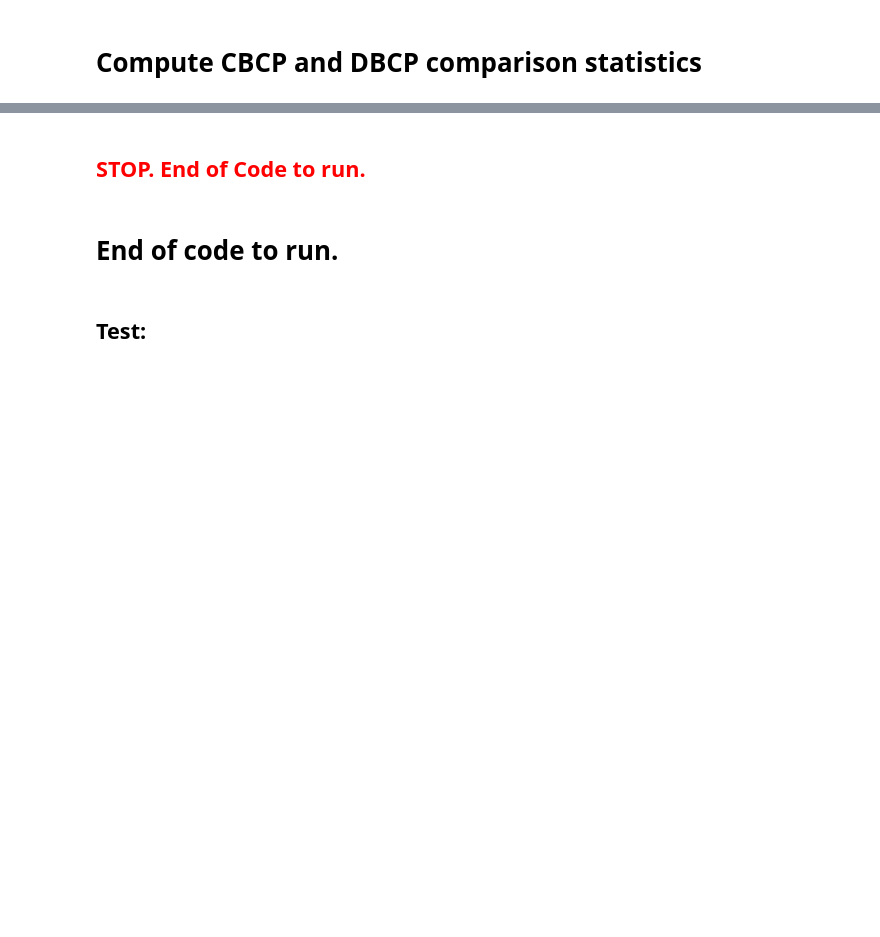
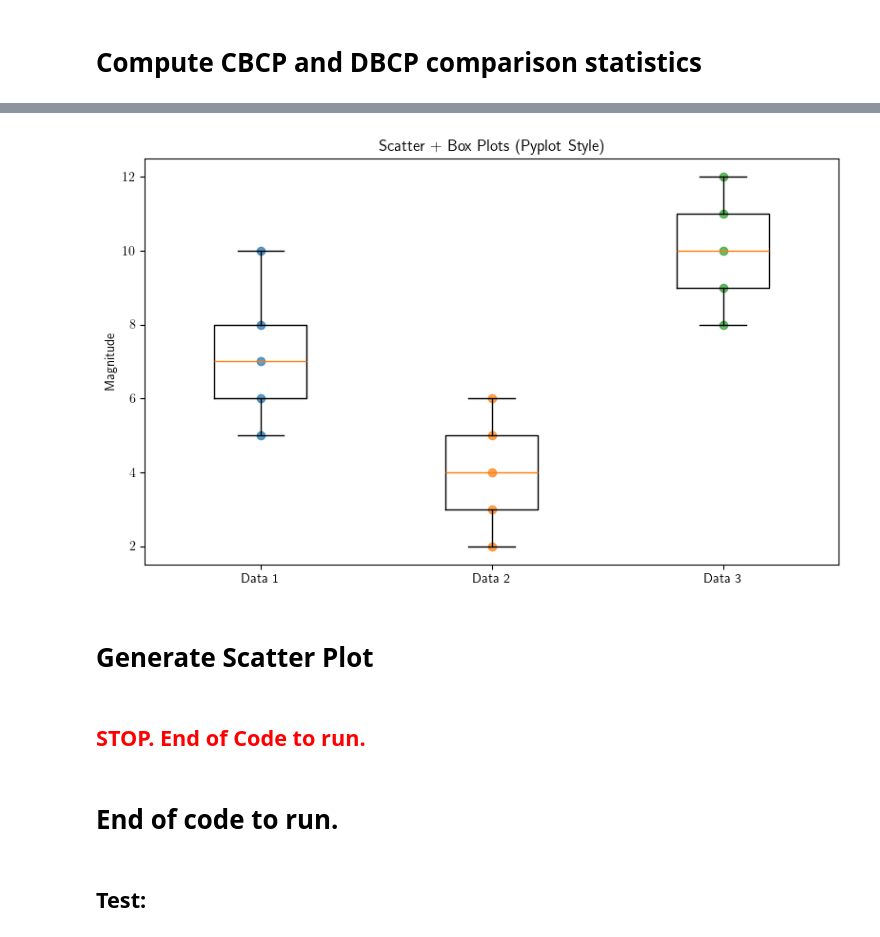
Before and after one commit to chihyuanchiu/CBCP_Credit_Discount, a Jupyter notebook: frank/Bilevel_Opt_aux_compare_CBCP_DBCP.ipynb, the cells around one changed output, grey strips where cells are left out. Saved outputs shown, nothing was run; the diff lists cells and outputs as text; code cells hidden in the pictures; blank space fills up the shorter version.

```diff
--- a/frank/Bilevel_Opt_aux_compare_CBCP_DBCP.ipynb
+++ b/frank/Bilevel_Opt_aux_compare_CBCP_DBCP.ipynb
@@ -672,3 +877,32 @@ df_stats_compare_to_save
+# %%
+# Example data lists
+data1 = [5, 6, 7, 8, 10]
+data2 = [2, 3, 5, 4, 6]
+data3 = [8, 9, 11, 10, 12]
+
+data = [data1, data2, data3]
+positions = [1, 2, 3]
+
+plt.figure(figsize=(8, 5))
+
+# Boxplots
+plt.boxplot(data, positions=positions, widths=0.4)
+
+# Scatter points with jitter
+for i, d in enumerate(data):
+    # x_vals = np.random.normal(positions[i], 0.05, size=len(d))
+    x_vals = positions[i] * np.ones(len(d))
+    plt.scatter(x_vals, d, alpha=0.7)
+
+# Set shared axis labels and ticks
+plt.xticks(positions, ['Data 1', 'Data 2', 'Data 3'])
+plt.ylabel("Magnitude")
+plt.title("Scatter + Box Plots (Pyplot Style)")
+
+plt.tight_layout()
+plt.show()
+# %% [output]
+[figure, added]
 # %%
 # column_names = []
 # column_names += ["lambda_E", "lambda_R", "lambda_I"]
@@ -693,0 +928,2 @@ df_stats_compare_to_save.to_csv(directory_to_save + filename)
+# %% [markdown]
+# Generate Scatter Plot
```
Also changed, not shown: parts of 16 cells of this notebook, 2 other files.
